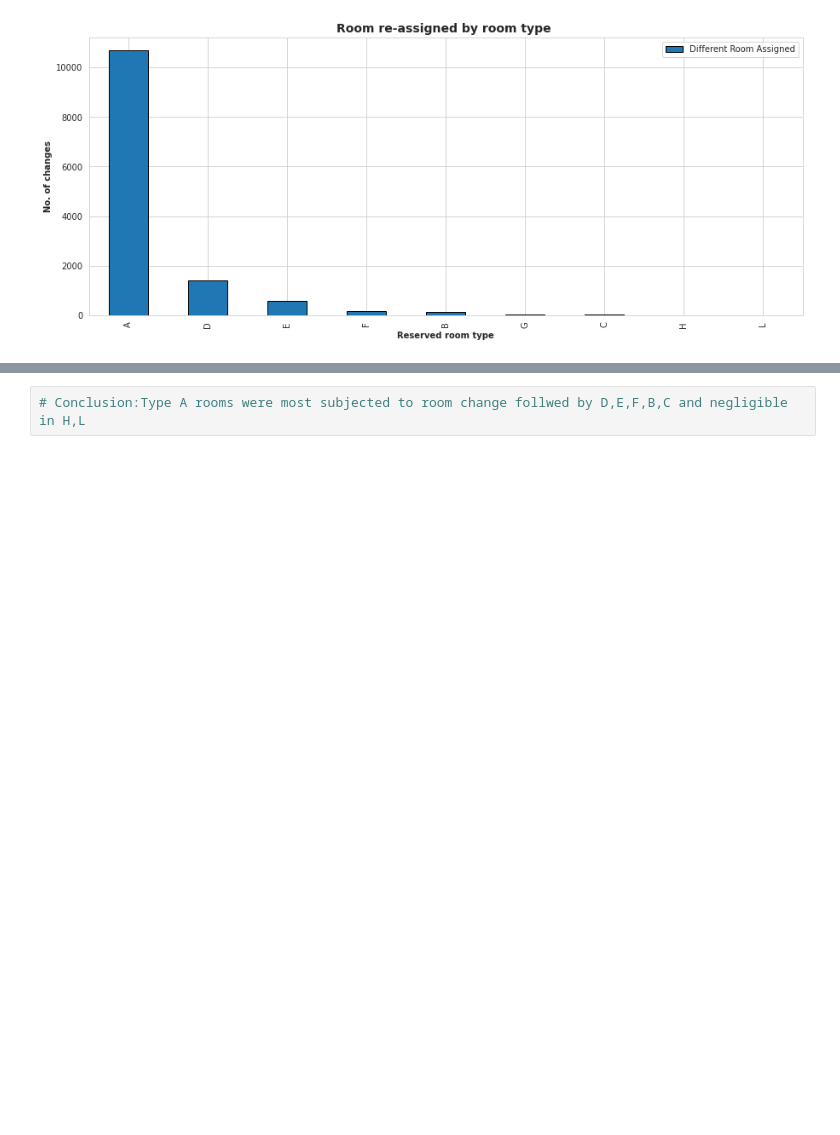
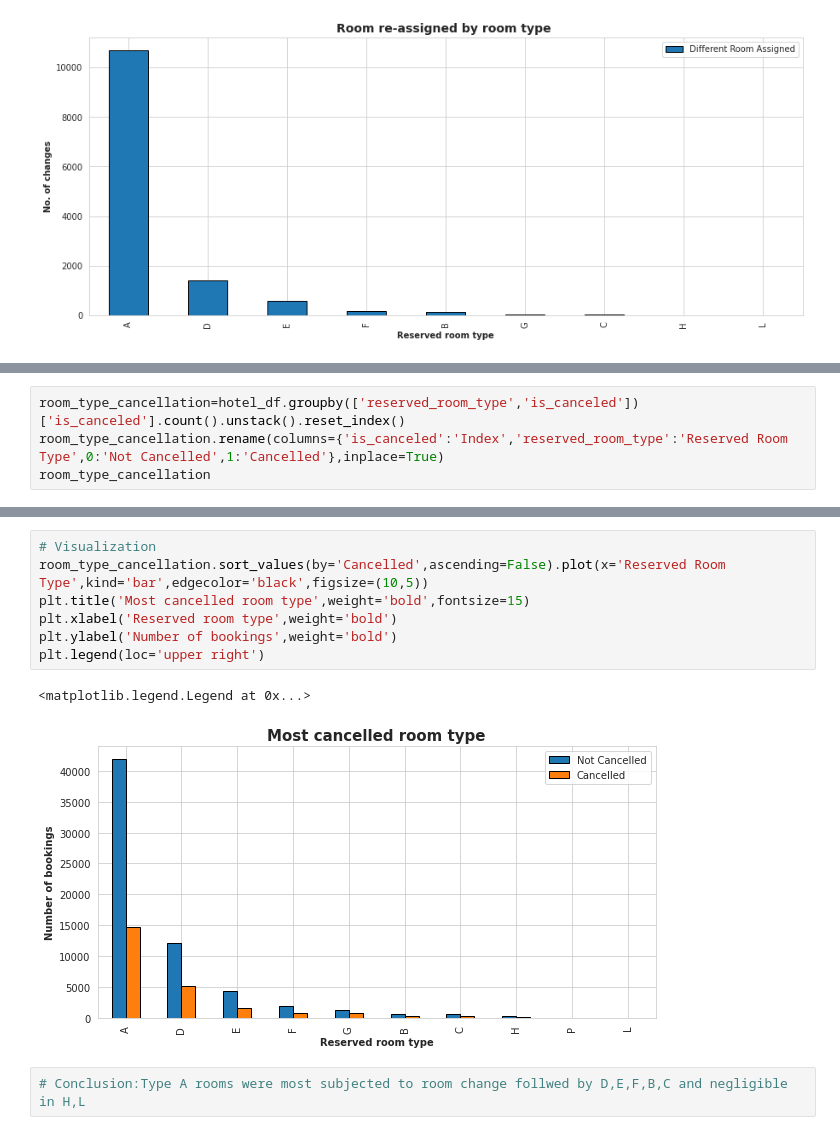
Before and after one commit to sarathsoman14/sarathsoman14-Hotel-Booking-Exploratory-Data-Analysis-EDA-, a Jupyter notebook: Hotel_Booking_Exploratory_Data_Analysis_Capstone_Project.ipynb, the cells around one changed output, grey strips where cells are left out. Cells and saved outputs as stored; diff of their text form; blank space fills up the shorter version.

```diff
--- a/Hotel_Booking_Exploratory_Data_Analysis_Capstone_Project.ipynb
+++ b/Hotel_Booking_Exploratory_Data_Analysis_Capstone_Project.ipynb
@@ -769,0 +774,4 @@ plt.legend(loc='upper right')
+# %%
+room_type_cancellation=hotel_df.groupby(['reserved_room_type','is_canceled'])['is_canceled'].count().unstack().reset_index()
+room_type_cancellation.rename(columns={'is_canceled':'Index','reserved_room_type':'Reserved Room Type',0:'Not Cancelled',1:'Cancelled'},inplace=True)
+room_type_cancellation
@@ -770,3 +790,13 @@ plt.legend(loc='upper right')
+# %%
+# Visualization
+room_type_cancellation.sort_values(by='Cancelled',ascending=False).plot(x='Reserved Room Type',kind='bar',edgecolor='black',figsize=(10,5))
+plt.title('Most cancelled room type',weight='bold',fontsize=15)
+plt.xlabel('Reserved room type',weight='bold')
+plt.ylabel('Number of bookings',weight='bold')
+plt.legend(loc='upper right')
+# %% [output]
+<matplotlib.legend.Legend at 0x...>
+[figure, added]
 # %%
 # Conclusion:Type A rooms were most subjected to room change follwed by D,E,F,B,C and negligible in H,L
 # %% [markdown]
```
Also changed, not shown: parts of 25 cells of this notebook.
